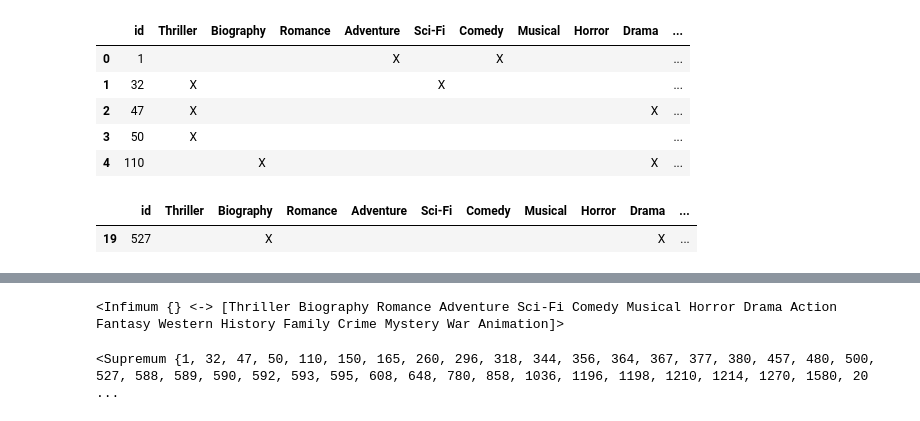
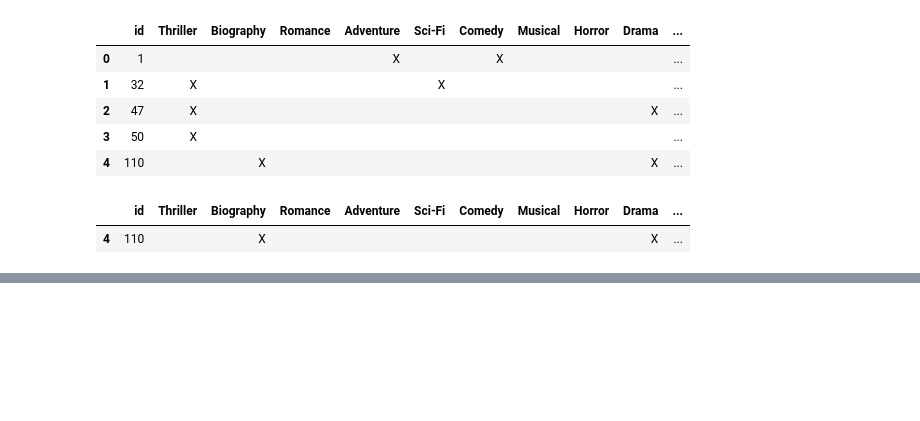
Before and after one commit to jljorro/Matrix_Factorization_Explanations, a Jupyter notebook: fca.ipynb, the cells around one changed output, grey strips where cells are left out. Drawn from its saved outputs; the diff is of its cells as text; code cells hidden in the pictures; blank space fills up the shorter version.

```diff
--- a/fca.ipynb
+++ b/fca.ipynb
@@ -59,10 +59,10 @@ df_movies.head()
 | 3 | 50 | X |  |  |  |  |  |  |  |  | ... |
 | 4 | 110 |  | X |  |  |  |  |  |  | X | ... |
 # %%
-df_movies[df_movies['id'] == 527]
+df_movies[df_movies['id'] == 110]
 # %% [output]
 |  | id | Thriller | Biography | Romance | Adventure | Sci-Fi | Comedy | Musical | Horror | Drama | ... |
-| 19 | 527 |  | X |  |  |  |  |  |  | X | ... |
+| 4 | 110 |  | X |  |  |  |  |  |  | X | ... |
 # %%
 # pasarlo a un csv
 df_movies.to_csv("data/fca.csv",index=False)
@@ -79,11 +79,3 @@ lat = r.lattice
 lat.graphviz(view=True)
 # %% [output]
 [drawing not drawn]
-# %%
-lat.infimum
-# %% [output]
-<Infimum {} <-> [Thriller Biography Romance Adventure Sci-Fi Comedy Musical Horror Drama Action Fantasy Western History Family Crime Mystery War Animation]>
-# %%
-lat.supremum
-# %% [output]
-<Supremum {1, 32, 47, 50, 110, 150, 165, 260, 296, 318, 344, 356, 364, 367, 377, 380, 457, 480, 500, 527, 588, 589, 590, 592, 593, 595, 608, 648, 780, 858, 1036, 1196, 1198, 1210, 1214, 1270, 1580, 20 ...
```
Also changed, not shown: parts of 2 cells of this notebook.
